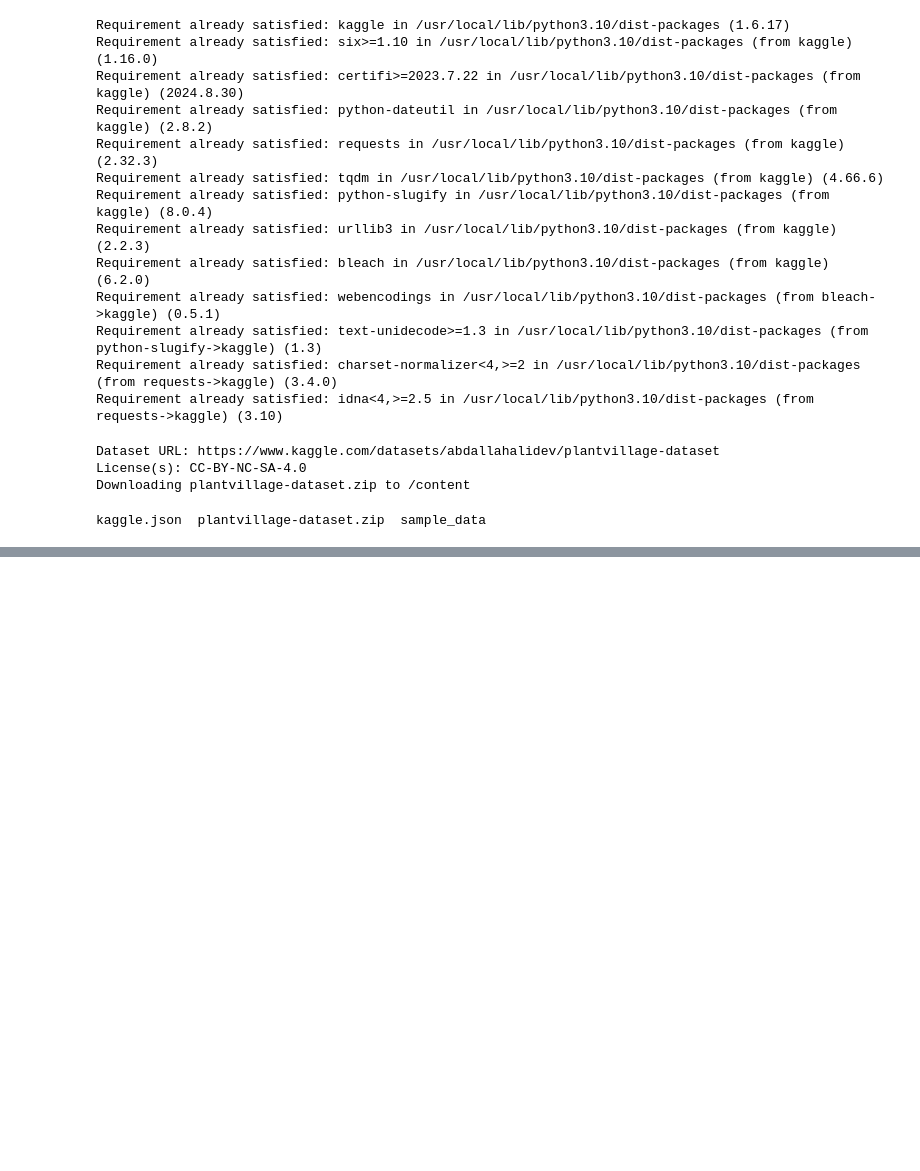
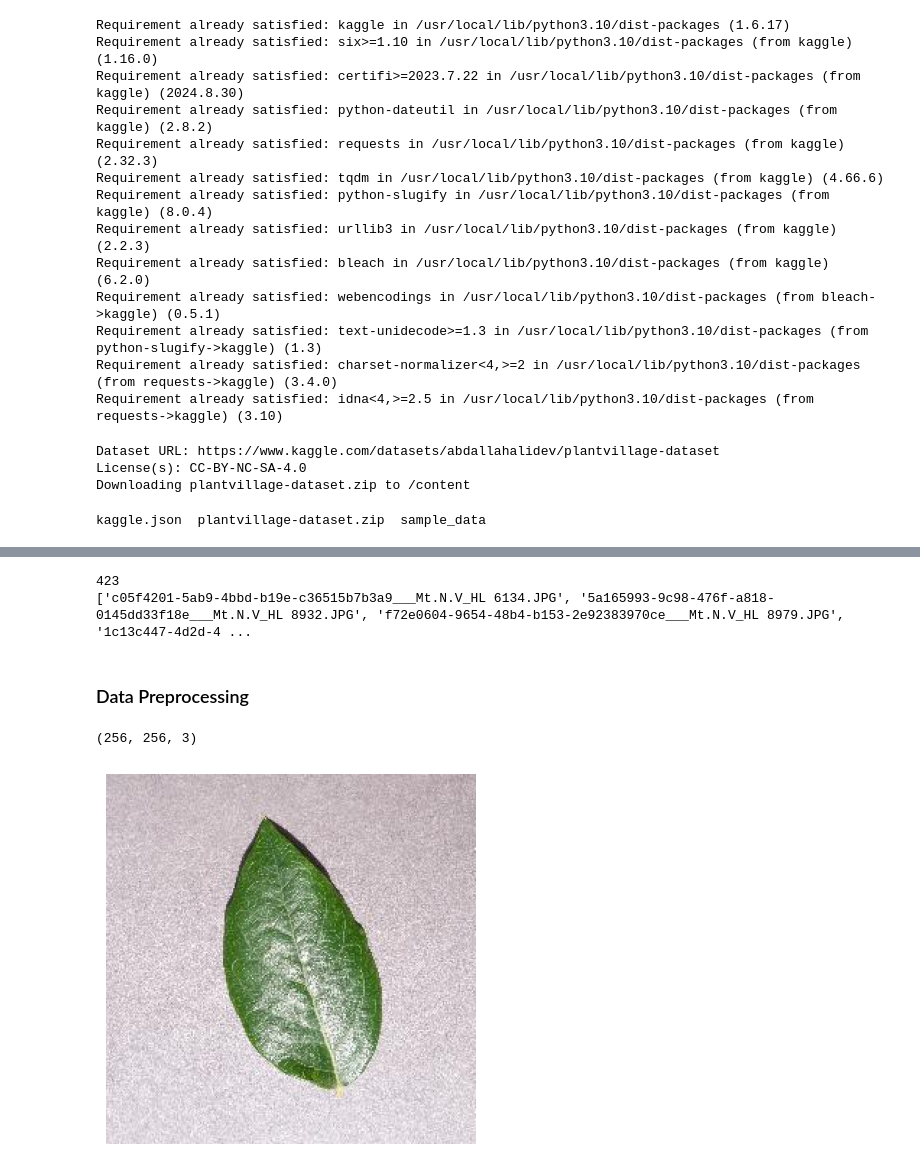
Before and after one commit to beniamine3155/Data_Science_Projects, a Jupyter notebook: Disease_Classification.ipynb, the cells around one changed output, grey strips where cells are left out. Drawn from its saved outputs; the diff is of its cells as text; code cells hidden in the pictures; blank space fills up the shorter version.

Commit message:
data preprocessing done

```diff
--- a/Disease_Classification.ipynb
+++ b/Disease_Classification.ipynb
@@ -64,0 +85,8 @@ with ZipFile('plantvillage-dataset.zip', 'r') as zip_ref:
+# %%
+print(len(os.listdir("plantvillage dataset/color/Grape___healthy")))
+print(os.listdir("plantvillage dataset/color/Grape___healthy")[:5])
+# %% [output]
+423
+['c05f4201-5ab9-4bbd-b19e-c36515b7b3a9___Mt.N.V_HL 6134.JPG', '5a165993-9c98-476f-a818-0145dd33f18e___Mt.N.V_HL 8932.JPG', 'f72e0604-9654-48b4-b153-2e92383970ce___Mt.N.V_HL 8979.JPG', '1c13c447-4d2d-4 ...
+# %% [markdown]
+### Data Preprocessing
@@ -64,0 +96,14 @@ with ZipFile('plantvillage-dataset.zip', 'r') as zip_ref:
+# %%
+
+image_path = '/content/plantvillage dataset/color/Blueberry___healthy/008c85d0-a954-4127-bd26-861dc8a1e6ff___RS_HL 2431.JPG'
+# Read the image
+img = mpimg.imread(image_path)
+
+print(img.shape)
+# Display the image
+plt.imshow(img)
+plt.axis('off')  # Turn off axis numbers
+plt.show()
+# %% [output]
+(256, 256, 3)
+[figure, added]
```
Also changed, not shown: parts of 8 cells of this notebook.
